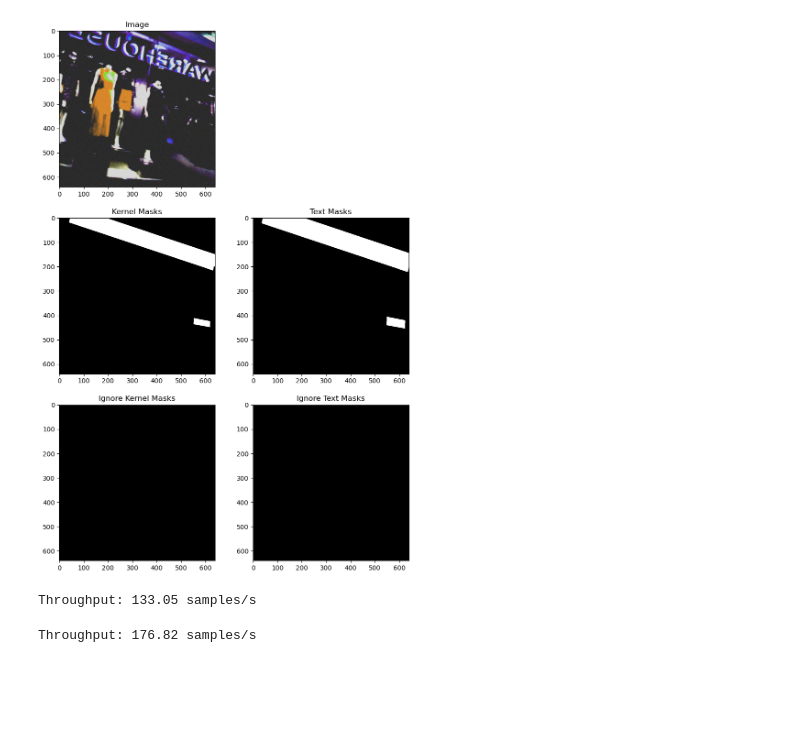
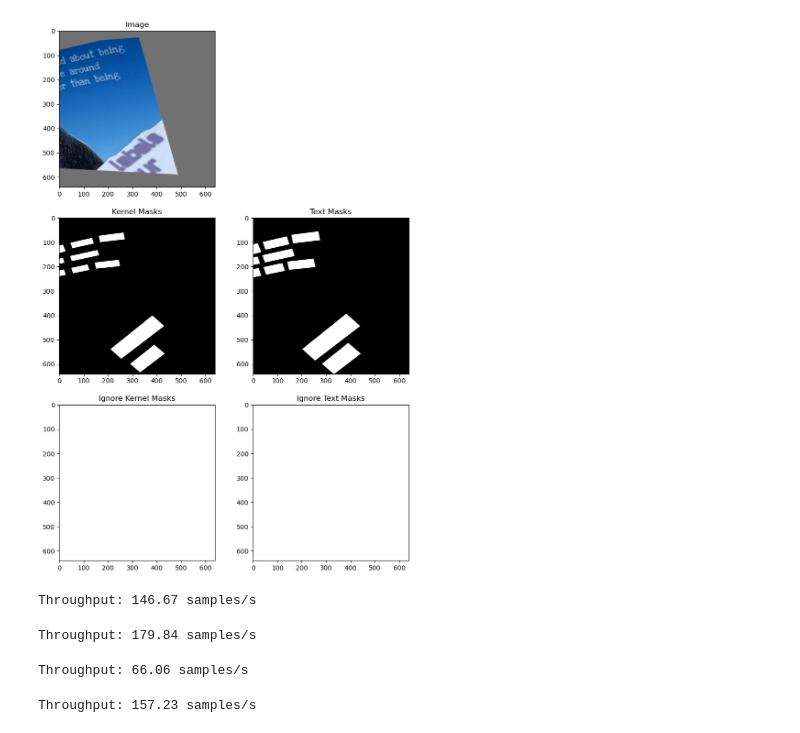
Before and after one commit to zachhendon/image-translator, a Jupyter notebook: text-detection/loader_viz.ipynb, the cells around one changed output. Cells and saved outputs as stored; diff of their text form; code cells hidden in the pictures; blank space fills up the shorter version.

Commit message:
Synthtext dataset processing and loading

```diff
--- a/text-detection/loader_viz.ipynb
+++ b/text-detection/loader_viz.ipynb
@@ -9,43 +8,44 @@ from tqdm import tqdm
 %autoreload 2
 # %%
 batch_size = 16
-train_loader, val_loader = get_icdar2015_loaders("data/processed", batch_size=batch_size)
+# train_loader, val_loader = get_icdar2015_loaders("data/processed", batch_size=batch_size)
+train_loader, val_loader = get_synthtext_loaders("data/processed", batch_size=batch_size)
 # %%
 data = next(train_loader)
-
+# data = next(val_loader)
 image = data[0][0]
 kernel_masks = data[1][0]
 ignore_kernel_masks = data[2][0]
 text_masks = data[3][0]
 ignore_text_masks = data[4][0]
 
 fig, axs = plt.subplots(3, 2, figsize=(10, 15))
 fig.delaxes(axs[0][1])
 
 # Display the image
 image = (image - image.min()) / (image.max() - image.min())
 axs[0][0].imshow(image.permute(1, 2, 0).cpu().numpy())
 axs[0][0].set_title('Image')
 
 # Display the kernel masks
-axs[1][0].imshow(kernel_masks.cpu().numpy(), cmap='gray')
+axs[1][0].imshow(kernel_masks.cpu().numpy(), vmin=0, vmax=1, cmap='gray')
 axs[1][0].set_title('Kernel Masks')
 
 # Display the text masks
-axs[1][1].imshow(text_masks.cpu().numpy(), cmap='gray')
+axs[1][1].imshow(text_masks.cpu().numpy(), vmin=0, vmax=1, cmap='gray')
 axs[1][1].set_title('Text Masks')
 
 # Display the ignore kernel masks
-axs[2][0].imshow(ignore_kernel_masks.cpu().numpy(), cmap='gray')
+axs[2][0].imshow(ignore_kernel_masks.cpu().numpy(), vmin=0, vmax=1, cmap='gray')
 axs[2][0].set_title('Ignore Kernel Masks')
 
 # Display the ignore text masks
-axs[2][1].imshow(ignore_text_masks.cpu().numpy(), cmap='gray')
+axs[2][1].imshow(ignore_text_masks.cpu().numpy(), vmin=0, vmax=1, cmap='gray')
 axs[2][1].set_title('Ignore Text Masks')
 
 plt.show()
 # %% [output]
-[figure, old version]
+[figure, new version]
 # %%
 def benchmark(loader, batch_size, num_batches=100):
     s = time.time()
@@ -53,9 +53,21 @@ def benchmark(loader, batch_size, num_batches=100):
         _ = next(loader)
     throughput = num_batches * batch_size / (time.time() - s)
     print(f"Throughput: {throughput:.2f} samples/s")
-# %%
-benchmark(train_loader, 16)
-benchmark(val_loader, batch_size)
-# %% [output]
-Throughput: 133.05 samples/s
-Throughput: 176.82 samples/s
+# %%
+# icdar2015
+train_loader, val_loader = get_icdar2015_loaders("data/processed", batch_size=batch_size)
+
+benchmark(train_loader, batch_size)
+benchmark(val_loader, batch_size)
+# %% [output]
+Throughput: 146.67 samples/s
+Throughput: 179.84 samples/s
+# %%
+# synthtext
+train_loader, val_loader = get_synthtext_loaders("data/processed", batch_size=batch_size)
+
+benchmark(train_loader, batch_size)
+benchmark(val_loader, batch_size)
+# %% [output]
+Throughput: 66.06 samples/s
+Throughput: 157.23 samples/s
```
Also changed, not shown: parts of 1 cell of this notebook, 2 other files.
